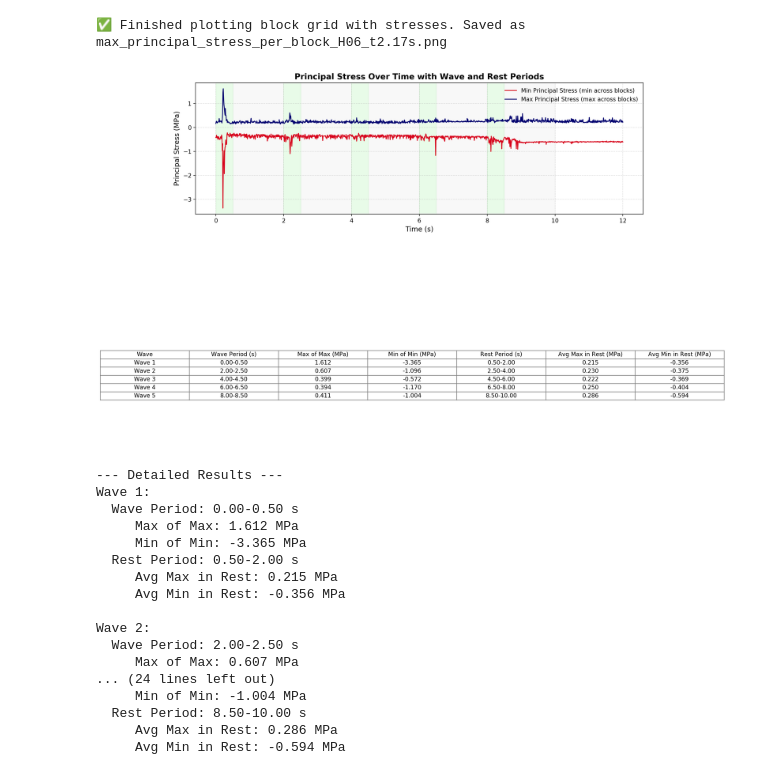
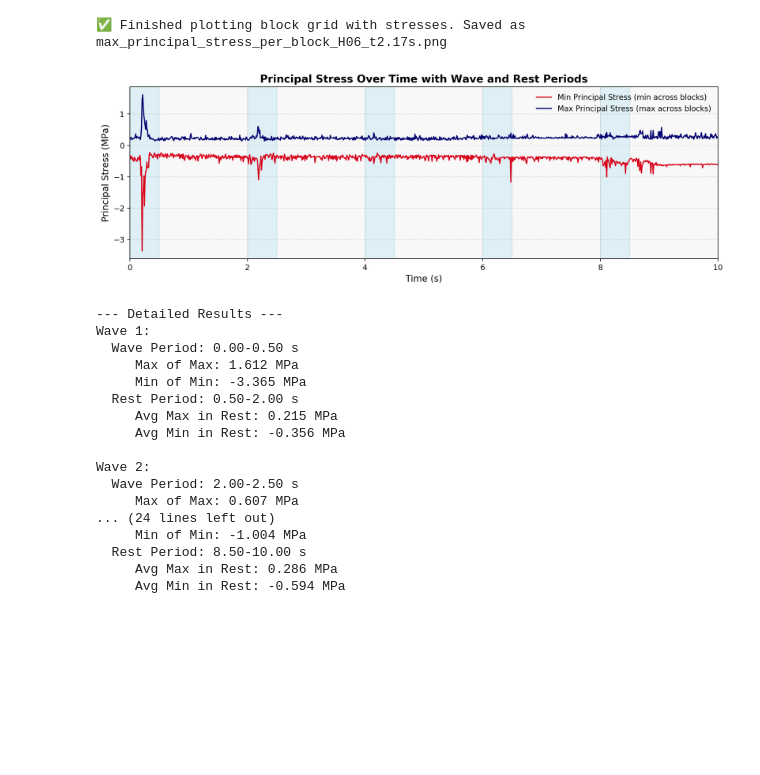
Before and after one commit to ThomasPennockTU/Thesis_Repository, a Jupyter notebook: workfolder/stresses_in_blocks/stresses_in_blocks.ipynb, the cells around one changed output. Drawn from its saved outputs; the diff is of its cells as text; code cells hidden in the pictures; blank space fills up the shorter version.

```diff
--- a/workfolder/stresses_in_blocks/stresses_in_blocks.ipynb
+++ b/workfolder/stresses_in_blocks/stresses_in_blocks.ipynb
@@ -1123,7 +1123,7 @@ ax.plot(
 
 # Shade wave periods
 for start, end in wave_periods:
-    ax.axvspan(start, end, color='lightgreen', alpha=0.2)
+    ax.axvspan(start, end, color='lightblue', alpha=0.4)
 
 # Shade rest periods
 for start, end in rest_periods:
@@ -1131,49 +1131,50 @@ for start, end in rest_periods:
 
 # Labels and style
 ax.set_title("Principal Stress Over Time with Wave and Rest Periods", fontsize=14, fontweight='bold')
+ax.set_xlim(0, 10)
 ax.set_xlabel("Time (s)", fontsize=12)
 ax.set_ylabel("Principal Stress (MPa)", fontsize=12)
 ax.legend(loc='upper right', fontsize=10, frameon=False)
 ax.grid(True, linestyle='--', alpha=0.4)
 ax.tick_params(labelsize=10)
 
-# --- Add table below plot ---
-ax_table = fig.add_axes([0.05, -0.55, 0.9, 0.5])  # left, bottom, width, height
-ax_table.axis('off')
+# # --- Add table below plot ---
+# ax_table = fig.add_axes([0.05, -0.55, 0.9, 0.5])  # left, bottom, width, height
+# ax_table.axis('off')
 
-table = ax_table.table(
-    cellText=table_data,
-    colLabels=columns,
-    loc='center',
-    cellLoc='center'
-)
+# table = ax_table.table(
+#     cellText=table_data,
+#     colLabels=columns,
+#     loc='center',
+#     cellLoc='center'
+# )
 
-table.auto_set_font_size(False)
-table.set_fontsize(10)
-table.scale(1.2, 1.2)
+# table.auto_set_font_size(False)
+# table.set_fontsize(10)
+# table.scale(1.2, 1.2)
 
 # Optional: cell border styling
 for key, cell in table.get_celld().items():
     cell.set_edgecolor('grey')
 
 plt.subplots_adjust(bottom=0.35)
-
+fig.savefig("principal_stress_plot_per_wave.png", bbox_inches='tight', dpi=300)
 plt.show()
 
 # --- Console Output ---
 print("\n--- Detailed Results ---")
 for res in results:
     print(f"{res['Wave']}:")
     print(f"  Wave Period: {res['Wave Start (s)']:.2f}-{res['Wave End (s)']:.2f} s")
     print(f"     Max of Max: {res['Max of Max (MPa)']:.3f} MPa")
     print(f"     Min of Min: {res['Min of Min (MPa)']:.3f} MPa")
     if res['Rest Start (s)'] is not None:
         print(f"  Rest Period: {res['Rest Start (s)']:.2f}-{res['Rest End (s)']:.2f} s")
         print(f"     Avg Max in Rest: {res['Avg Max during Rest (MPa)']:.3f} MPa")
         print(f"     Avg Min in Rest: {res['Avg Min during Rest (MPa)']:.3f} MPa")
     print("")
 # %% [output]
-[figure, old version]
+[figure, new version]
 --- Detailed Results ---
 Wave 1:
   Wave Period: 0.00-0.50 s
```
Also changed, not shown: 11 other files.
